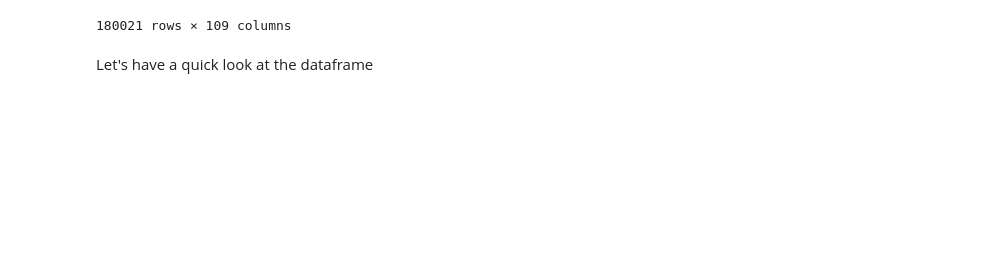
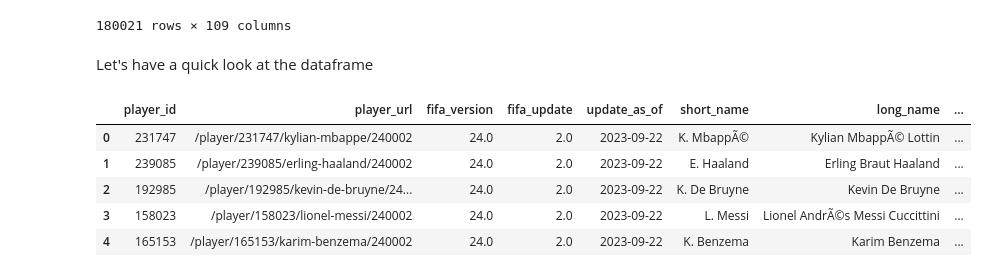
Before and after one commit to ish10k/footballer-wage-prediction, a Jupyter notebook: footballer-wage-prediction.ipynb, the cells around one changed output. Saved outputs shown, nothing was run; the diff lists cells and outputs as text; code cells hidden in the pictures; blank space fills up the shorter version.

```diff
--- a/footballer-wage-prediction.ipynb
+++ b/footballer-wage-prediction.ipynb
@@ -34,4 +33,11 @@ df
 # %% [markdown]
 Let's have a quick look at the dataframe
 # %%
-df.head()
+df.head(5) # first 5 rows
+# %% [output]
+|  | player_id | player_url | fifa_version | fifa_update | update_as_of | short_name | long_name | ... |
+| 0 | 231747 | /player/231747/kylian-mbappe/240002 | 24.0 | 2.0 | 2023-09-22 | K. MbappÃ© | Kylian MbappÃ© Lottin | ... |
+| 1 | 239085 | /player/239085/erling-haaland/240002 | 24.0 | 2.0 | 2023-09-22 | E. Haaland | Erling Braut Haaland | ... |
+| 2 | 192985 | /player/192985/kevin-de-bruyne/24... | 24.0 | 2.0 | 2023-09-22 | K. De Bruyne | Kevin De Bruyne | ... |
+| 3 | 158023 | /player/158023/lionel-messi/240002 | 24.0 | 2.0 | 2023-09-22 | L. Messi | Lionel AndrÃ©s Messi Cuccittini | ... |
+| 4 | 165153 | /player/165153/karim-benzema/240002 | 24.0 | 2.0 | 2023-09-22 | K. Benzema | Karim Benzema | ... |
```
Also changed, not shown: parts of 29 cells of this notebook.
